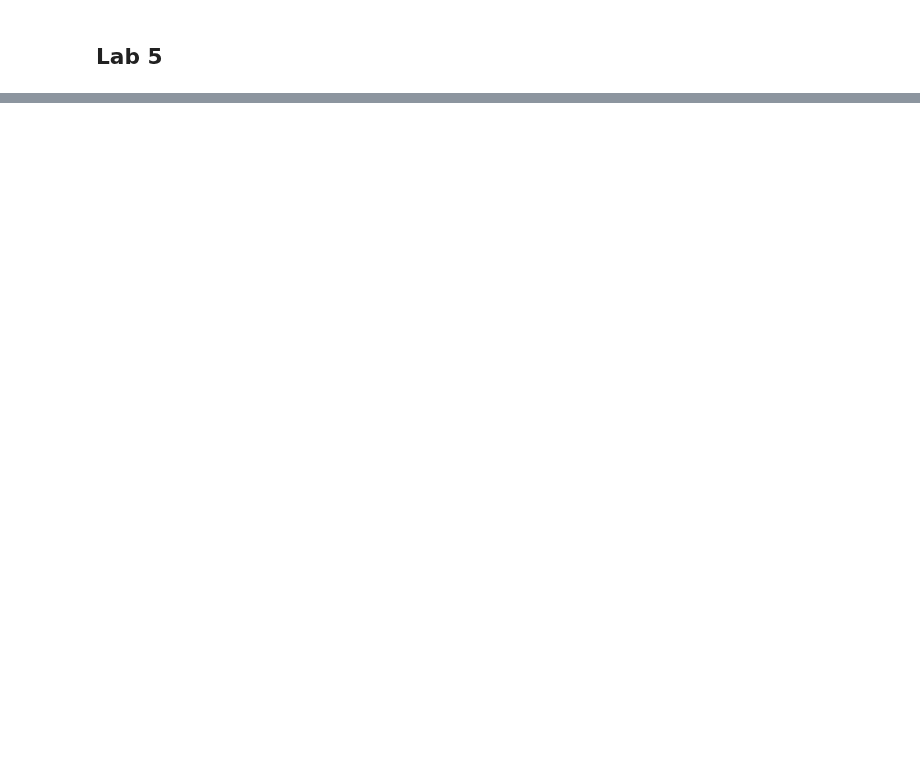
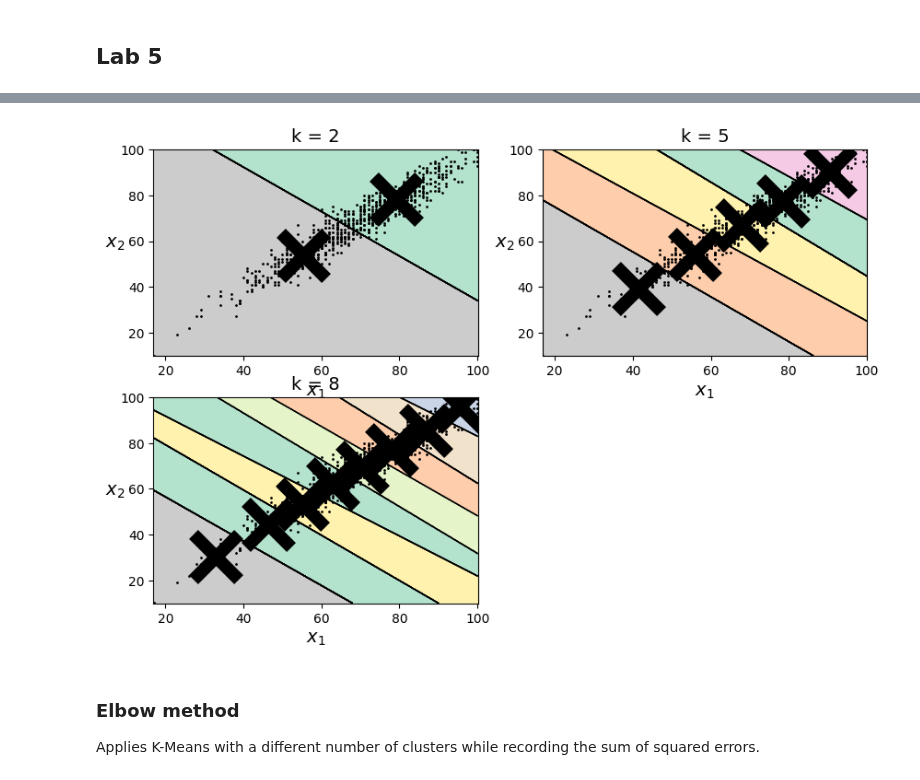
Before and after one commit to lascha212/F21DL, a Jupyter notebook: labs.ipynb, the cells around one changed output, grey strips where cells are left out. Saved outputs shown, nothing was run; the diff lists cells and outputs as text; code cells hidden in the pictures; blank space fills up the shorter version.

```diff
--- a/labs.ipynb
+++ b/labs.ipynb
@@ -456,0 +540,27 @@ plt.scatter(range(0, 81), values)
+# %%
+def plot_clusterer_comparison(clusterers, X):
+    for clusterer in clusterers:
+        clusterer = clusterer.fit(X)
+
+    n_rows = int(len(clusterers) / 2) + 1
+
+    plt.figure(figsize=(10, 3.2 * n_rows))
+
+    for i, clusterer in enumerate(clusterers):
+        index = n_rows * 100 + 20 + i + 1
+        plt.subplot(index)
+        plot_decision_boundaries(clusterer, X)
+        plt.title("k = " + str(len(clusterer.cluster_centers_)), fontsize=14)
+        index = 0
+# %%
+kmeans_k2 = KMeans(n_clusters=2, random_state=random_state)
+kmeans_k5 = KMeans(n_clusters=5, random_state=random_state)
+kmeans_k8 = KMeans(n_clusters=8, random_state=random_state)
+
+plot_clusterer_comparison([kmeans_k2, kmeans_k5, kmeans_k8], X_train_reading_writing)
+plt.show()
+# %% [output]
+[figure, added]
+# %% [markdown]
+### Elbow method
+Applies K-Means with a different number of clusters while recording the sum of squared errors.
```
Also changed, not shown: parts of 37 cells of this notebook.
